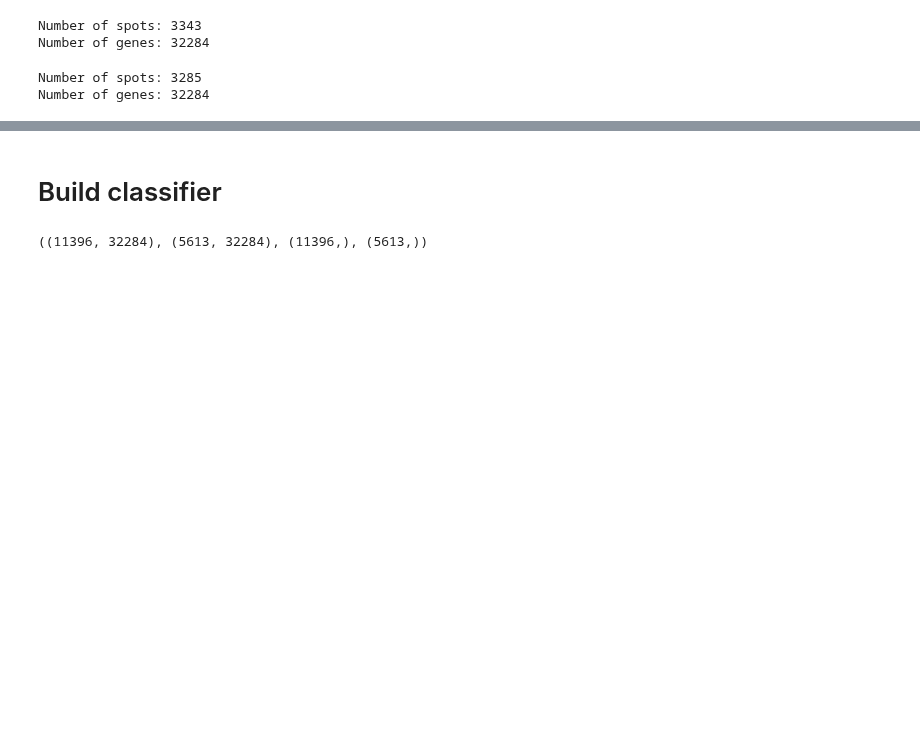
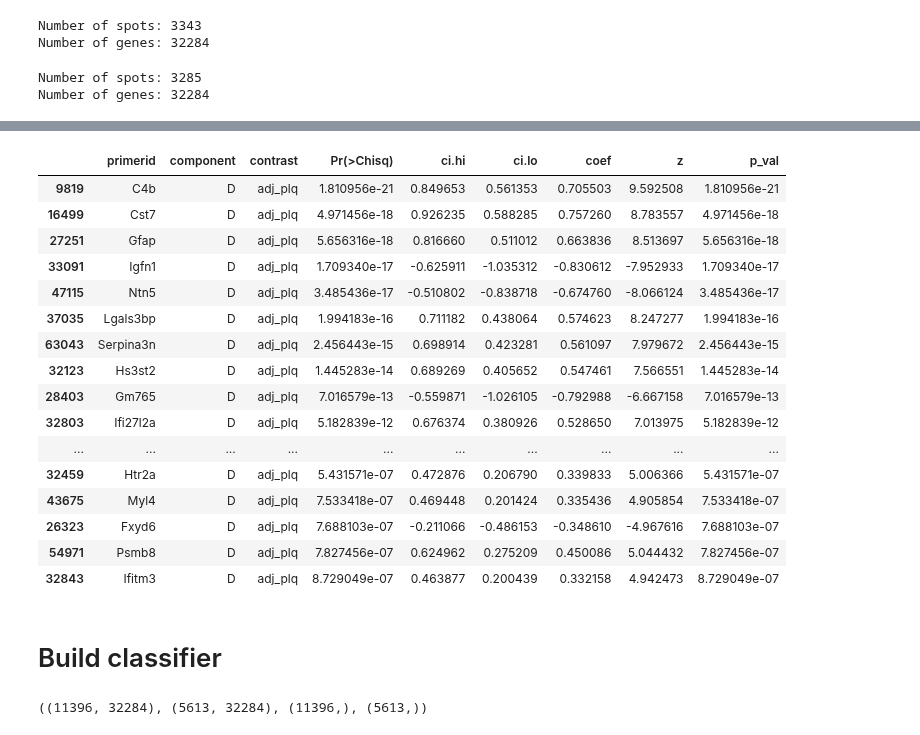
Before and after one commit to dmnburrows/spatial_transcriptomics, a Jupyter notebook: plaque_classify.ipynb, the cells around one changed output, grey strips where cells are left out. Drawn from its saved outputs; the diff is of its cells as text; code cells hidden in the pictures; blank space fills up the shorter version.

```diff
--- a/plaque_classify.ipynb
+++ b/plaque_classify.ipynb
@@ -286,3 +330,23 @@ Number of genes: 32284
+# %%
+de_dict['D'].sort_values(by='p_val', ascending=True).head(30)
+# %% [output]
+|  | primerid | component | contrast | Pr(>Chisq) | ci.hi | ci.lo | coef | z | p_val |
+| 9819 | C4b | D | adj_plq | 1.810956e-21 | 0.849653 | 0.561353 | 0.705503 | 9.592508 | 1.810956e-21 |
+| 16499 | Cst7 | D | adj_plq | 4.971456e-18 | 0.926235 | 0.588285 | 0.757260 | 8.783557 | 4.971456e-18 |
+| 27251 | Gfap | D | adj_plq | 5.656316e-18 | 0.816660 | 0.511012 | 0.663836 | 8.513697 | 5.656316e-18 |
+| 33091 | Igfn1 | D | adj_plq | 1.709340e-17 | -0.625911 | -1.035312 | -0.830612 | -7.952933 | 1.709340e-17 |
+| 47115 | Ntn5 | D | adj_plq | 3.485436e-17 | -0.510802 | -0.838718 | -0.674760 | -8.066124 | 3.485436e-17 |
+| 37035 | Lgals3bp | D | adj_plq | 1.994183e-16 | 0.711182 | 0.438064 | 0.574623 | 8.247277 | 1.994183e-16 |
+| 63043 | Serpina3n | D | adj_plq | 2.456443e-15 | 0.698914 | 0.423281 | 0.561097 | 7.979672 | 2.456443e-15 |
+| 32123 | Hs3st2 | D | adj_plq | 1.445283e-14 | 0.689269 | 0.405652 | 0.547461 | 7.566551 | 1.445283e-14 |
+| 28403 | Gm765 | D | adj_plq | 7.016579e-13 | -0.559871 | -1.026105 | -0.792988 | -6.667158 | 7.016579e-13 |
+| 32803 | Ifi27l2a | D | adj_plq | 5.182839e-12 | 0.676374 | 0.380926 | 0.528650 | 7.013975 | 5.182839e-12 |
+| ... | ... | ... | ... | ... | ... | ... | ... | ... | ... |
+| 32459 | Htr2a | D | adj_plq | 5.431571e-07 | 0.472876 | 0.206790 | 0.339833 | 5.006366 | 5.431571e-07 |
+| 43675 | Myl4 | D | adj_plq | 7.533418e-07 | 0.469448 | 0.201424 | 0.335436 | 4.905854 | 7.533418e-07 |
+| 26323 | Fxyd6 | D | adj_plq | 7.688103e-07 | -0.211066 | -0.486153 | -0.348610 | -4.967616 | 7.688103e-07 |
+| 54971 | Psmb8 | D | adj_plq | 7.827456e-07 | 0.624962 | 0.275209 | 0.450086 | 5.044432 | 7.827456e-07 |
+| 32843 | Ifitm3 | D | adj_plq | 8.729049e-07 | 0.463877 | 0.200439 | 0.332158 | 4.942473 | 8.729049e-07 |
 # %%
 #Do PCA
 from sklearn.decomposition import PCA
```
Also changed, not shown: parts of 4 cells of this notebook.
